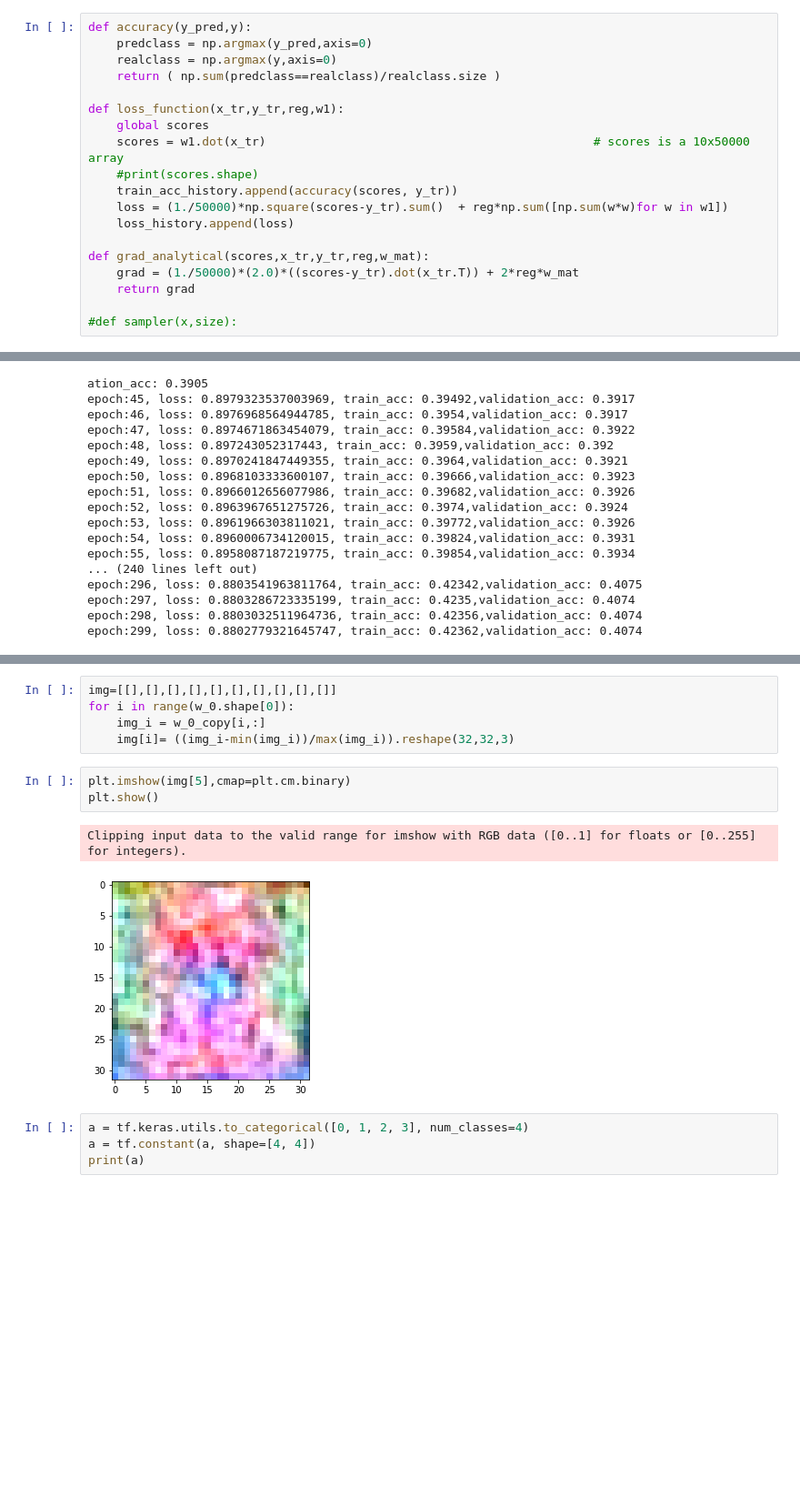
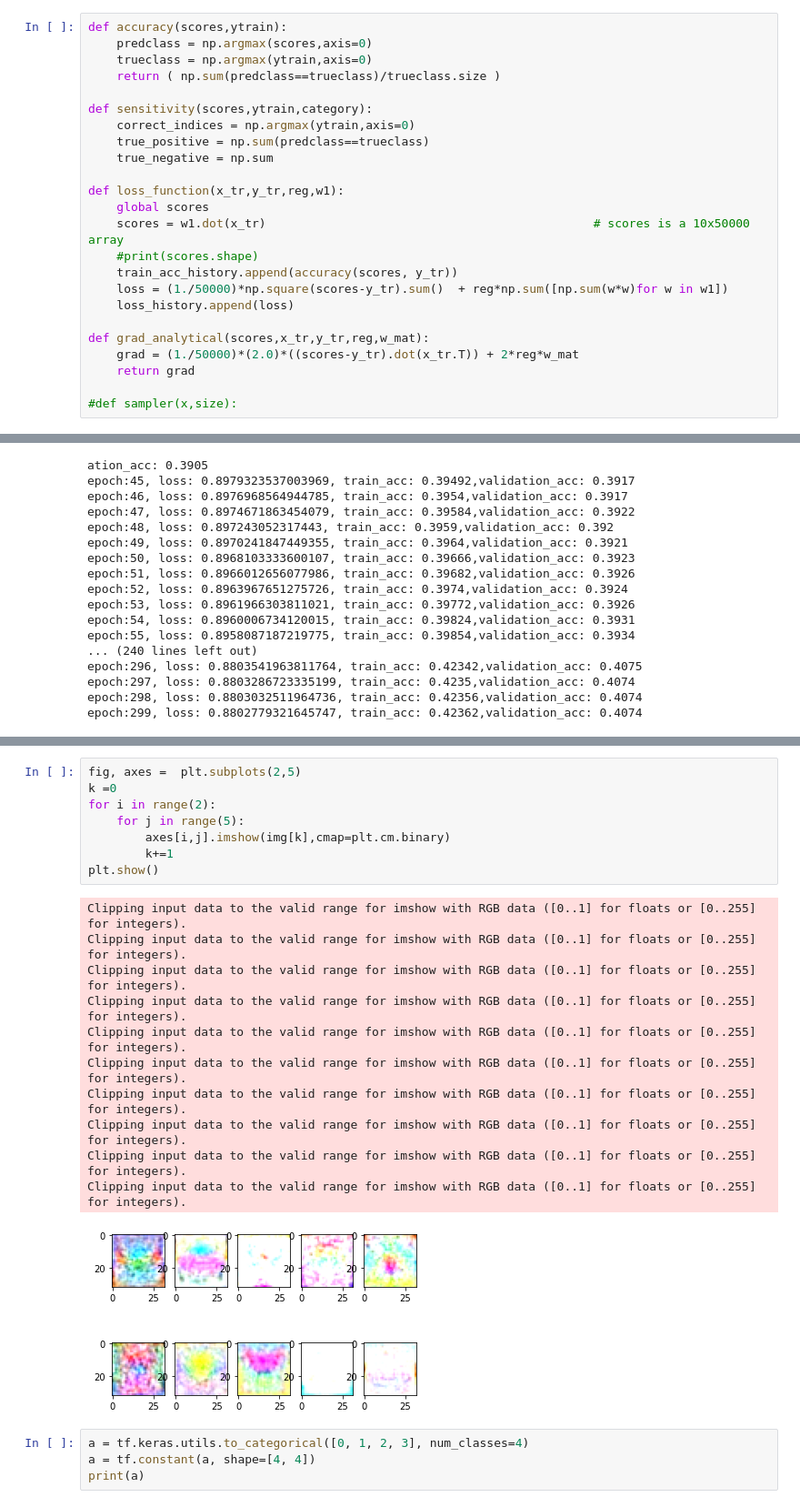
Before and after one commit to ransaraw98/cv_assignments, a Jupyter notebook: ASSIGNMENT_4/main.ipynb, the cells around one changed output, grey strips where cells are left out. Shown at 91% size. Saved outputs shown, nothing was run; the diff lists cells and outputs as text; blank space fills up the shorter version.

```diff
--- a/ASSIGNMENT_4/main.ipynb
+++ b/ASSIGNMENT_4/main.ipynb
@@ -50,10 +50,15 @@ x_train:  (50000, 32, 32, 3)
 w_0: (10, 3073)
 x_train: (3073, 50000)
 # %%
-def accuracy(y_pred,y):
-    predclass = np.argmax(y_pred,axis=0)
-    realclass = np.argmax(y,axis=0)
-    return ( np.sum(predclass==realclass)/realclass.size )
+def accuracy(scores,ytrain):
+    predclass = np.argmax(scores,axis=0)
+    trueclass = np.argmax(ytrain,axis=0)
+    return ( np.sum(predclass==trueclass)/trueclass.size )
+
+def sensitivity(scores,ytrain,category):
+    correct_indices = np.argmax(ytrain,axis=0)
+    true_positive = np.sum(predclass==trueclass)
+    true_negative = np.sum
 
 def loss_function(x_tr,y_tr,reg,w1):
     global scores
@@ -106,14 +122,23 @@ w_0_copy.shape
-# %%
-img=[[],[],[],[],[],[],[],[],[],[]]
-for i in range(w_0.shape[0]):
-    img_i = w_0_copy[i,:]
-    img[i]= ((img_i-min(img_i))/max(img_i)).reshape(32,32,3)
-# %%
-plt.imshow(img[5],cmap=plt.cm.binary)
-plt.show()
-# %% [output]
-Clipping input data to the valid range for imshow with RGB data ([0..1] for floats or [0..255] for integers).
-[figure, removed]
+# %%
+fig, axes =  plt.subplots(2,5)
+k =0
+for i in range(2):
+    for j in range(5):
+        axes[i,j].imshow(img[k],cmap=plt.cm.binary)
+        k+=1
+plt.show()
+# %% [output]
+Clipping input data to the valid range for imshow with RGB data ([0..1] for floats or [0..255] for integers).
+Clipping input data to the valid range for imshow with RGB data ([0..1] for floats or [0..255] for integers).
+Clipping input data to the valid range for imshow with RGB data ([0..1] for floats or [0..255] for integers).
+Clipping input data to the valid range for imshow with RGB data ([0..1] for floats or [0..255] for integers).
+Clipping input data to the valid range for imshow with RGB data ([0..1] for floats or [0..255] for integers).
+Clipping input data to the valid range for imshow with RGB data ([0..1] for floats or [0..255] for integers).
+Clipping input data to the valid range for imshow with RGB data ([0..1] for floats or [0..255] for integers).
+Clipping input data to the valid range for imshow with RGB data ([0..1] for floats or [0..255] for integers).
+Clipping input data to the valid range for imshow with RGB data ([0..1] for floats or [0..255] for integers).
+Clipping input data to the valid range for imshow with RGB data ([0..1] for floats or [0..255] for integers).
+[figure, added]
 # %%
 a = tf.keras.utils.to_categorical([0, 1, 2, 3], num_classes=4)
 a = tf.constant(a, shape=[4, 4])
```
Also changed, not shown: parts of 3 cells of this notebook.
